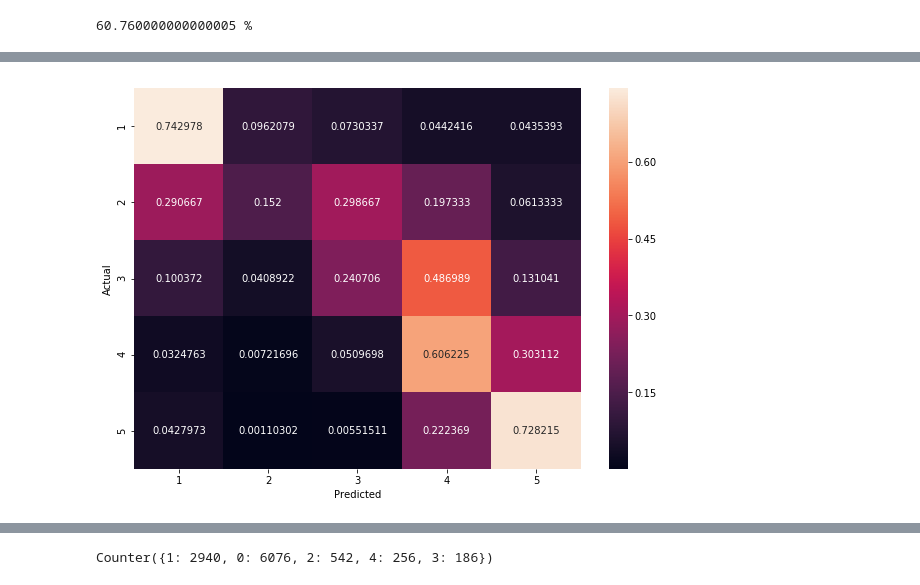
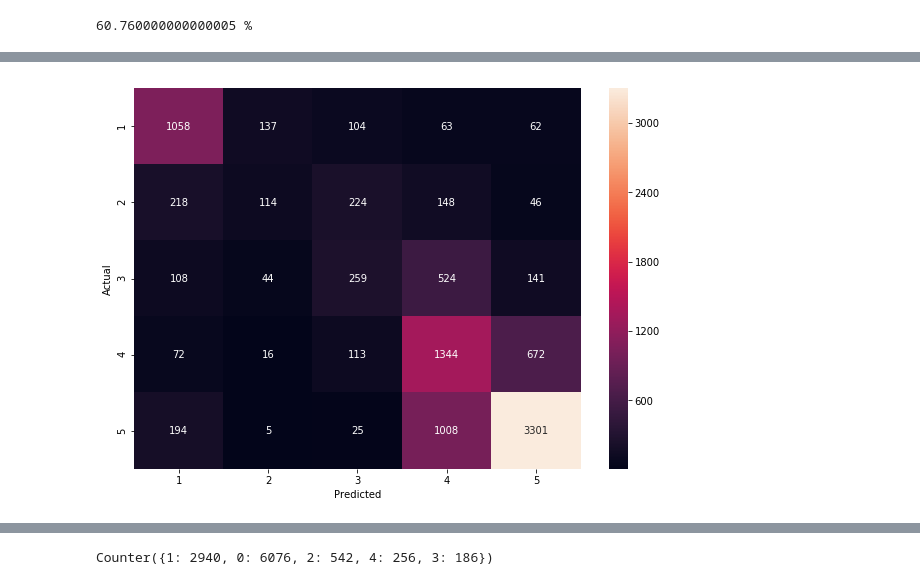
Before and after one commit to Giacky/NLPProject, a Jupyter notebook: Main.ipynb, the cells around one changed output, grey strips where cells are left out. Drawn from its saved outputs; the diff is of its cells as text; code cells hidden in the pictures.

```diff
--- a/Main.ipynb
+++ b/Main.ipynb
@@ -135,3 +120,11 @@ test = df_test['cleaned_text'].values
 trainStars = df_train['stars'].values
 validationStars = df_validation['stars'].values
 testStars = df_test['stars'].values
+# %%
+def show_confusion_matrix(cm):
+    df_cm = pd.DataFrame(cm, index = [i for i in "12345"],
+                      columns = [i for i in "12345"])
+    plt.figure(figsize = (10,7))
+    sns.heatmap(df_cm, annot=True, fmt='g')
+    plt.ylabel('Actual')
+    plt.xlabel('Predicted')
@@ -155,14 +162,3 @@ testStars_predicted = classifierNB.predict(testVecs)
 print(classifierNB.score(testVecs, testStars)*100, "%")
 # %% [output]
 60.760000000000005 %
-# %%
-from sklearn.metrics import confusion_matrix
-confusion_matrix = confusion_matrix(testStars, testStars_predicted, labels=None, sample_weight=None)
-
-df_cm = pd.DataFrame(confusion_matrix, index = [i for i in "12345"],
-                  columns = [i for i in "12345"])
-plt.figure(figsize = (10,7))
-sns.heatmap(df_cm, annot=True, fmt='g')
-plt.ylabel('Actual')
-plt.xlabel('Predicted')
-plt.show()
@@ -171,16 +165,6 @@ plt.show()
-# %%
-confusion_matrix_proportions = []
-for n in range(confusion_matrix.shape[0]):
-    confusion_matrix_proportions.append(confusion_matrix[n,:]/df_test.groupby('stars').count().at[n+1, 'text'])
-
-confusion_matrix_proportions = num.array(confusion_matrix_proportions)
-
-df_cm = pd.DataFrame(confusion_matrix_proportions, index = [i for i in "12345"],
-                  columns = [i for i in "12345"])
-plt.figure(figsize = (10,7))
-sns.heatmap(df_cm, annot=True, fmt='g')
-plt.ylabel('Actual')
-plt.xlabel('Predicted')
-plt.show()
-# %% [output]
-[figure, removed]
+# %%
+conf_matrix = confusion_matrix(testStars, testStars_predicted, labels=None, sample_weight=None)
+
+show_confusion_matrix(conf_matrix)
+# %% [output]
+[figure, added]
```
Also changed, not shown: parts of 24 cells of this notebook, 1 other file.
